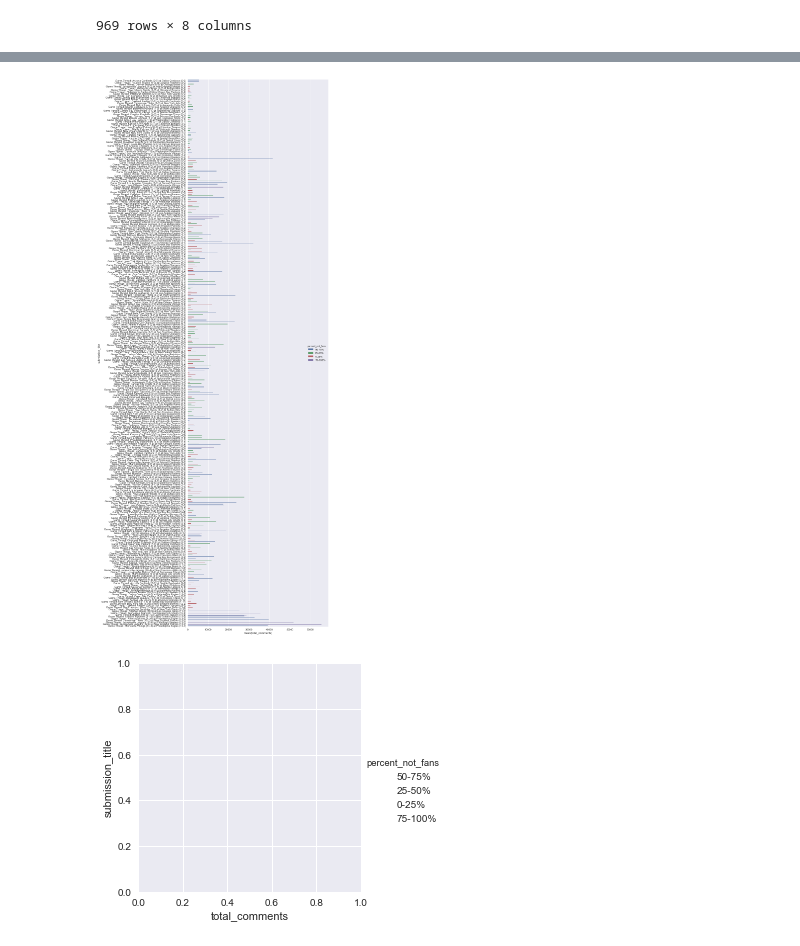
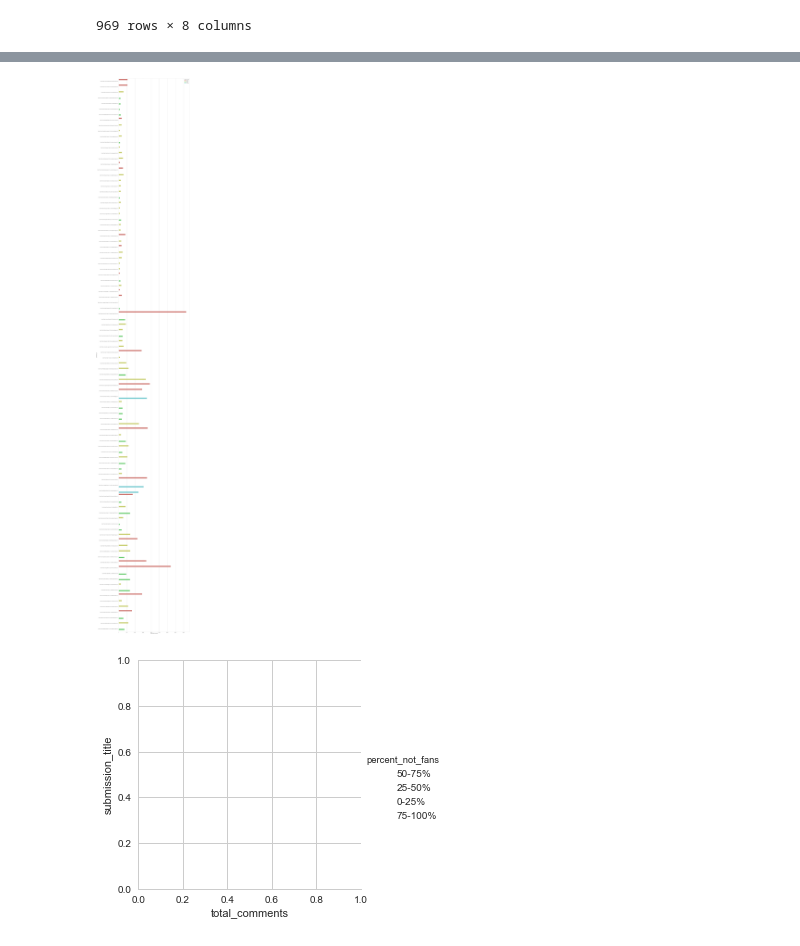
Before and after one commit to chadharness-mids/w266_final_project_merged, a Jupyter notebook: notebooks/models/Keri_Final_Notebook_full_dataset_runs.ipynb, the cells around one changed output, grey strips where cells are left out. Saved outputs shown, nothing was run; the diff lists cells and outputs as text; code cells hidden in the pictures.

```diff
--- a/notebooks/models/Keri_Final_Notebook_full_dataset_runs.ipynb
+++ b/notebooks/models/Keri_Final_Notebook_full_dataset_runs.ipynb
@@ -782,13 +860,16 @@ percent_chart.head()
 # %%
-import seaborn
+import seaborn as sns
 import pandas as pd
 
 fig, ax = plt.subplots()
-fig.set_size_inches(10, 40)
+fig.set_size_inches(20, 160)
 
-seaborn.factorplot(orient='h', ax=ax, y='submission_title', x='total_comments', \
-                   hue='percent_not_fans', kind='bar', data=percent_chart )
+ax = sns.factorplot(orient='h', ax=ax, y='submission_title', x='total_comments', \
+                   hue='percent_not_fans', kind='bar', data=percent_chart.head(100) )
+sns.set_style("whitegrid")
+sns.set_palette("hls")
+# ax.add_legend(label_order = ['0-25%',''0','-1','-2''])
 plt.show()
 # %% [output]
-[figure, old version]
+[figure, new version]
 [figure]
```
Also changed, not shown: parts of 50 cells of this notebook.
